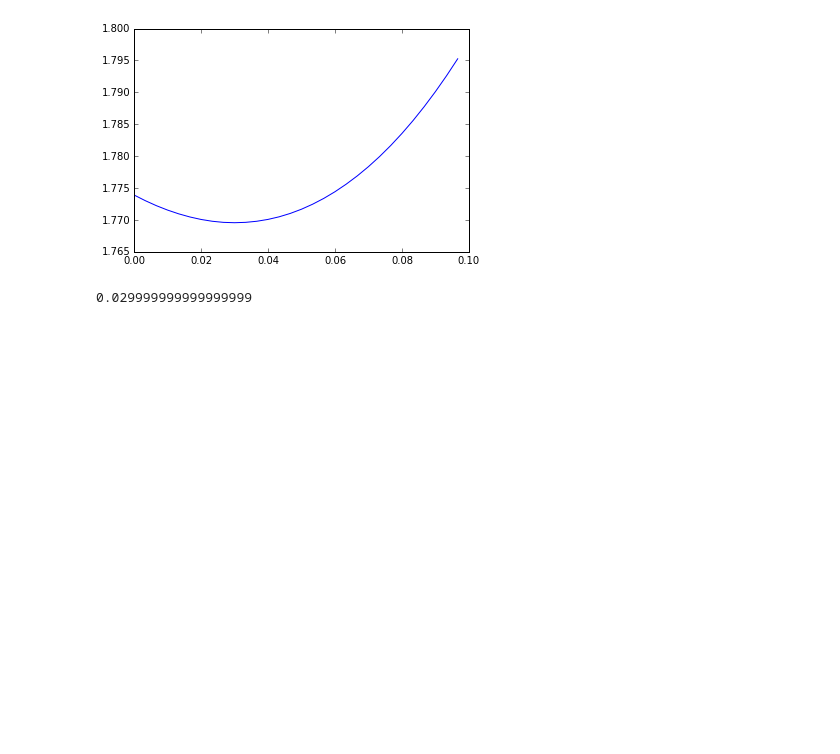
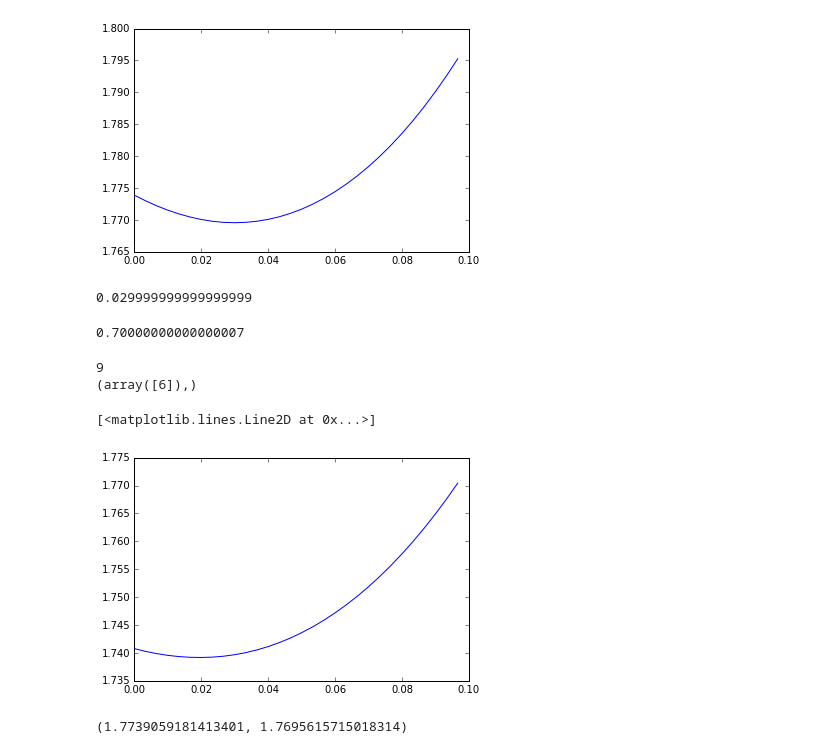
Before and after one commit to snarles/donuts2, a Jupyter notebook: analyses/chris_thermal01.ipynb, the cells around one changed output. Cells and saved outputs as stored; diff of their text form; code cells hidden in the pictures; blank space fills up the shorter version.

Commit message:
CV shrinkage

```diff
--- a/analyses/chris_thermal01.ipynb
+++ b/analyses/chris_thermal01.ipynb
@@ -243,2 +249,45 @@ def f03(x):
 # %%
 cverrs2 = rdd_to_array(wm_diff_rdd.map(f03))
+# %%
+avg = np.mean(cverrs2[:, 1:], 0)
+overall_sig2 = sigs[avg == min(avg)][0]
+overall_sig2
+# %% [output]
+0.70000000000000007
+# %%
+wm_diff3 = np.hstack([wm_diff, cverrs2[:, :2]])
+wm_diff3_rdd = array_to_rdd(wm_diff2)
+# %%
+# fits data 1 using best CV sigma from data 2 shrunk towards best GLOBAL sigma
+del_prop = 0.1
+def f04(x):
+    y1, y2 = proc(x)
+    best_sig = x[150]
+    new_errs = np.zeros(n_noise)
+    for i in range(n_noise):
+        prop = float(i)/n_noise * del_prop
+        const = prop * best_sig + (1-prop) * overall_sig2
+        y = y1**2 - const
+        y[y < 0] = 0
+        tr_y = y[tr_inds]
+        te_y = y1[te_inds]
+        bt = spo.nnls(tr_amat1, tr_y)[0]
+        pr_y = sdot(te_amat1, bt)
+        new_errs[i] = sum((te_y**2 - const - pr_y**2)**2)
+    return new_errs
+# %%
+shrink_results2 = rdd_to_array(wm_diff3_rdd.map(f04))
+# %%
+avg = np.mean(shrink_results2, 0)
+print(best_s_ind[0])
+print(np.where(avg == min(avg)))
+plt.plot(props, avg)
+# %% [output]
+9
+(array([6]),)
+[<matplotlib.lines.Line2D at 0x...>]
+[figure, added]
+# %%
+avg[0], avg[best_s_ind][0]
+# %% [output]
+(1.7739059181413401, 1.7695615715018314)
```
Also changed, not shown: parts of 5 cells of this notebook.
